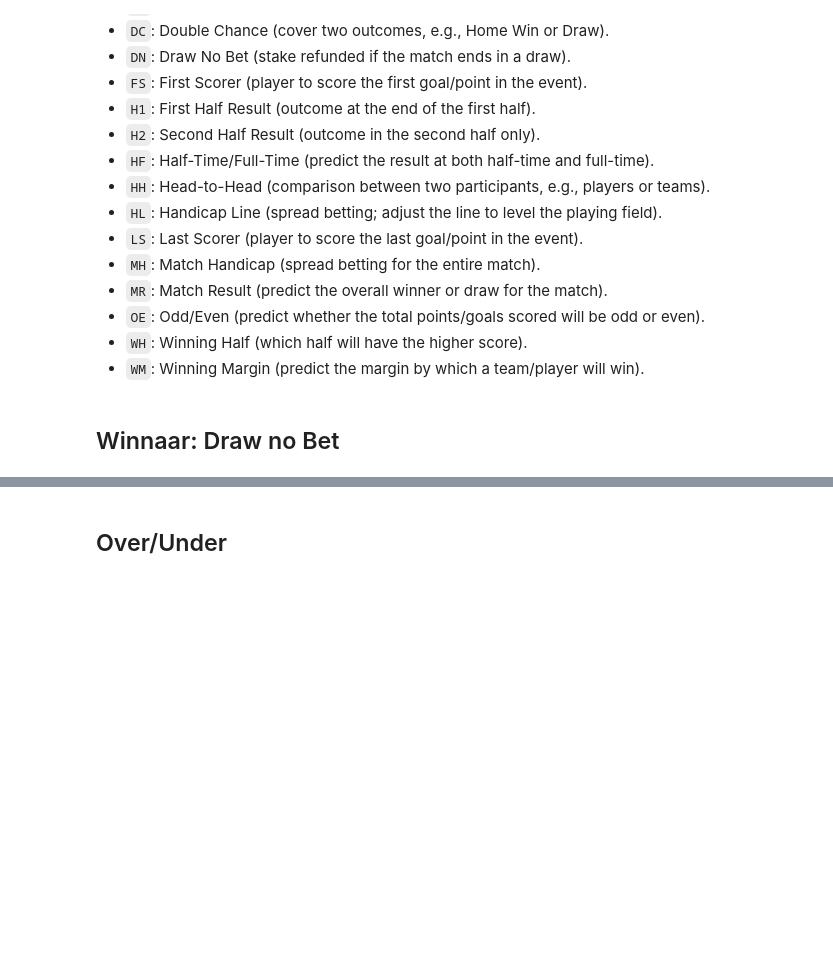
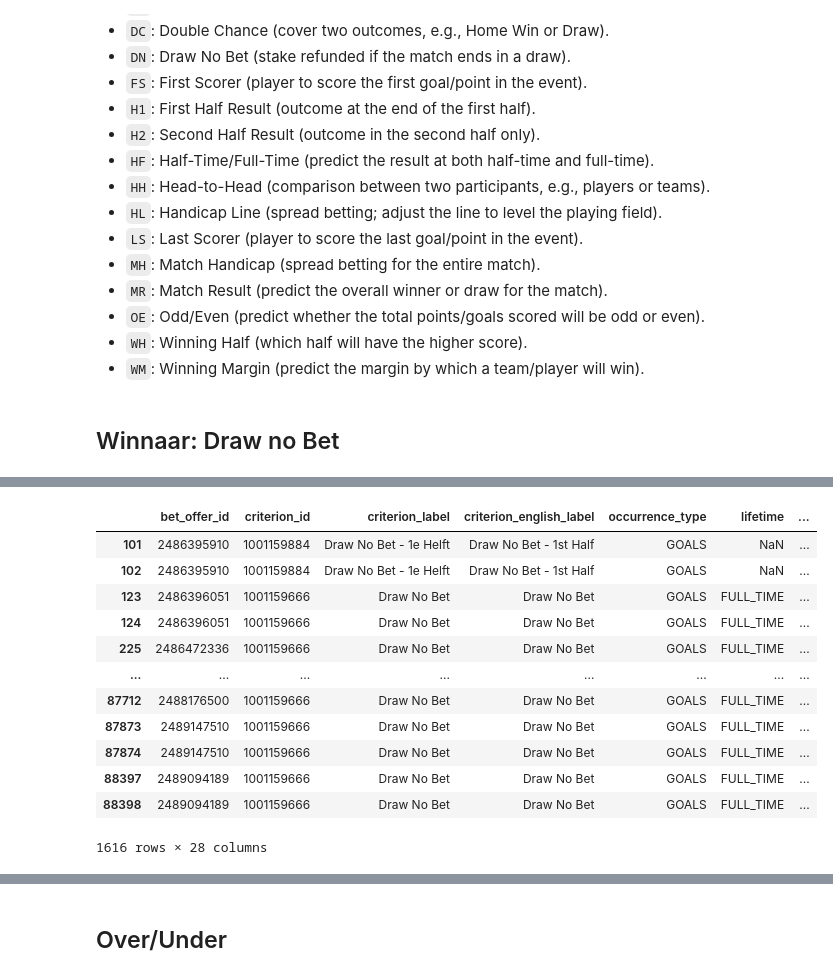
Before and after one commit to carpedimi/ArbitrageBets_sms, a Jupyter notebook: ArbSignal_Football_dev.ipynb, the cells around one changed output, grey strips where cells are left out. Cells and saved outputs as stored; diff of their text form; code cells hidden in the pictures; blank space fills up the shorter version.

```diff
--- a/ArbSignal_Football_dev.ipynb
+++ b/ArbSignal_Football_dev.ipynb
@@ -256,3 +277,19 @@ filtered_toto_winnaar[['Event Name', 'matched_event']].head()
+# %%
+filtered_kambi_winnaar
+# %% [output]
+|  | bet_offer_id | criterion_id | criterion_label | criterion_english_label | occurrence_type | lifetime | ... |
+| 101 | 2486395910 | 1001159884 | Draw No Bet - 1e Helft | Draw No Bet - 1st Half | GOALS | NaN | ... |
+| 102 | 2486395910 | 1001159884 | Draw No Bet - 1e Helft | Draw No Bet - 1st Half | GOALS | NaN | ... |
+| 123 | 2486396051 | 1001159666 | Draw No Bet | Draw No Bet | GOALS | FULL_TIME | ... |
+| 124 | 2486396051 | 1001159666 | Draw No Bet | Draw No Bet | GOALS | FULL_TIME | ... |
+| 225 | 2486472336 | 1001159666 | Draw No Bet | Draw No Bet | GOALS | FULL_TIME | ... |
+| ... | ... | ... | ... | ... | ... | ... | ... |
+| 87712 | 2488176500 | 1001159666 | Draw No Bet | Draw No Bet | GOALS | FULL_TIME | ... |
+| 87873 | 2489147510 | 1001159666 | Draw No Bet | Draw No Bet | GOALS | FULL_TIME | ... |
+| 87874 | 2489147510 | 1001159666 | Draw No Bet | Draw No Bet | GOALS | FULL_TIME | ... |
+| 88397 | 2489094189 | 1001159666 | Draw No Bet | Draw No Bet | GOALS | FULL_TIME | ... |
+| 88398 | 2489094189 | 1001159666 | Draw No Bet | Draw No Bet | GOALS | FULL_TIME | ... |
+1616 rows × 28 columns
 # %%
 # Get unique records from 'Event Name' and 'matched_event'
 matched_events = filtered_toto_winnaar[['Event Name', 'matched_event', 'fuzzy_score']].drop_duplicates()
```
Also changed, not shown: parts of 5 cells of this notebook, 3 other files.
